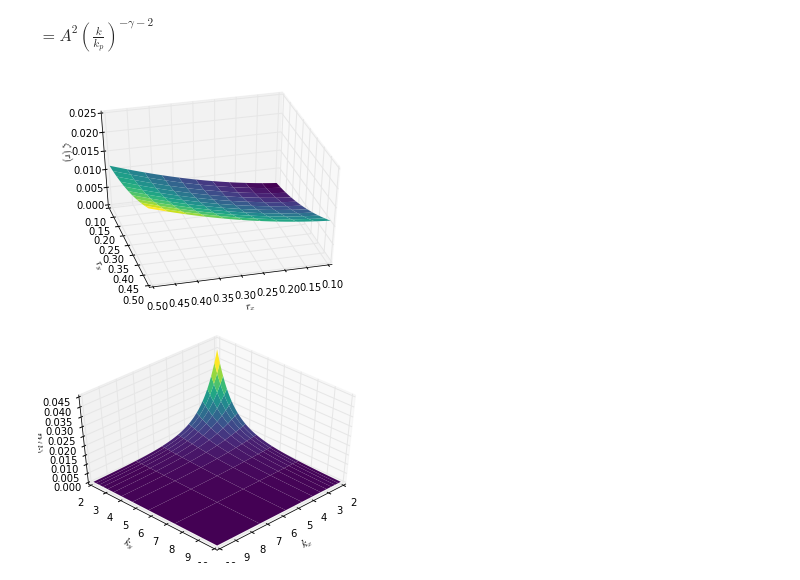
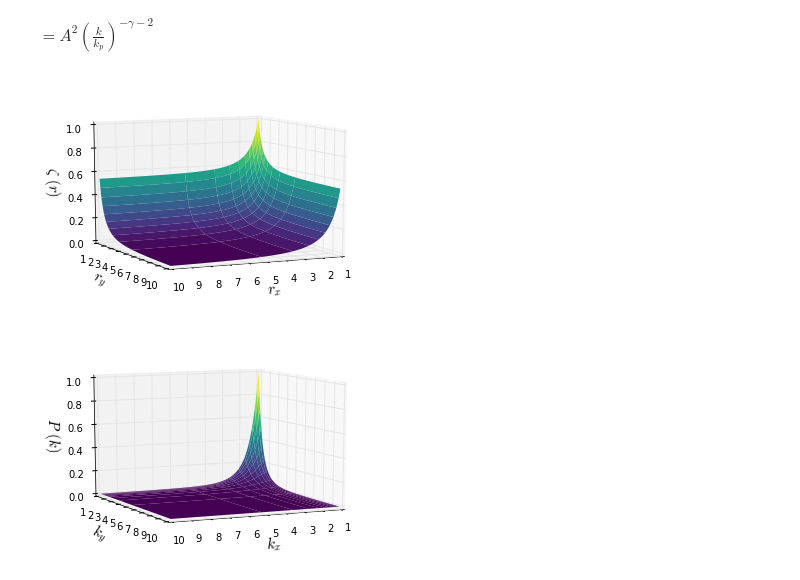
Before and after one commit to CosmoStats/cosmostats2018-jzsmoreno, a Jupyter notebook: 2daParte/Ejercicio3/pw_spectrum.ipynb, the cells around one changed output. Drawn from its saved outputs; the diff is of its cells as text; code cells hidden in the pictures.

```diff
--- a/2daParte/Ejercicio3/pw_spectrum.ipynb
+++ b/2daParte/Ejercicio3/pw_spectrum.ipynb
@@ -111,46 +111,53 @@ $Finalmente$
 $P(k)= 2\pi \left( \frac{k}{k_{p}} \right )^{-\gamma -2}\Gamma (\gamma +2)$ (9)
 # %% [markdown]
 $=A^{2}\left( \frac{k}{k_{p}} \right )^{-\gamma -2}$
+# %%
+def normalize(X):
+    NORM = []
+    for i in X:
+        norm= (i-np.min(X))/(np.max(X)-np.min(X))
+        NORM.append(norm)
+    return NORM
 # %%
 def f(x, y):
     j=complex(0,1) # Se define el vector complejo, (0,1)
     kp=j*(2.5928)*(14.0015/(4*(math.pi**2))**3.77)
     k=np.sqrt(x ** 2 + y ** 2)
     return abs(2*np.pi*6.0*(k/kp)**(-3.77))
 
 def g(x, y):
     r=np.sqrt(x ** 2 + y ** 2)
     return (r**1.77)/5.4
 
-x=np.linspace(0.5,0.1,100)
-y=np.linspace(0.5,0.1,100)
+x=np.linspace(.1,1,100)
+y=np.linspace(.1,1,100)
 k1=1./x
 k2=1./y
 
 x, y = np.meshgrid(x, y)
 gy = g(x, y)
 
 k1, k2 = np.meshgrid(k1, k1)
 p = f(k1, k2)
 
-v=np.linalg.norm(gy)
-u=np.linalg.norm(p)
+gy = normalize(gy)
+p = normalize(p)
 
 ax = plt.axes(projection='3d')
-ax.plot_surface(x,y,gy/v,cmap='viridis', edgecolor='none')
-ax.set_xlabel('$r_{x}$')
-ax.set_ylabel('$r_{y}$')
-ax.set_zlabel('$\zeta$ $(r)$')
-ax.view_init(40, 75)
+ax.plot_surface(k1,k2,gy,cmap='viridis', edgecolor='none')
+ax.set_xlabel('$r_{x}$',fontsize = 15)
+ax.set_ylabel('$r_{y}$',fontsize = 15)
+ax.set_zlabel('$\zeta$ $(r)$',fontsize = 15)
+ax.view_init(10, 65)
 # %% [output]
-[figure, old version]
+[figure, new version]
 # %%
 ax = plt.axes(projection='3d')
-ax.plot_surface(k1,k2,p/u,cmap='viridis', edgecolor='none')
-ax.set_xlabel('$k_{x}$')
-ax.set_ylabel('$k_{y}$')
-ax.set_zlabel('$P$ $(k)$');
+ax.plot_surface(k1,k2,p,cmap='viridis', edgecolor='none')
+ax.set_xlabel('$k_{x}$',fontsize = 15)
+ax.set_ylabel('$k_{y}$',fontsize = 15)
+ax.set_zlabel('$P$ $(k)$',fontsize = 15);
 #ax.set_xlim(0.1, 2); ax.set_ylim(0.1, 2); ax.set_zlim(0.02, .05);
-ax.view_init(45, 45)
+ax.view_init(10, 65)
 # %% [output]
-[figure, old version]
+[figure, new version]
```
